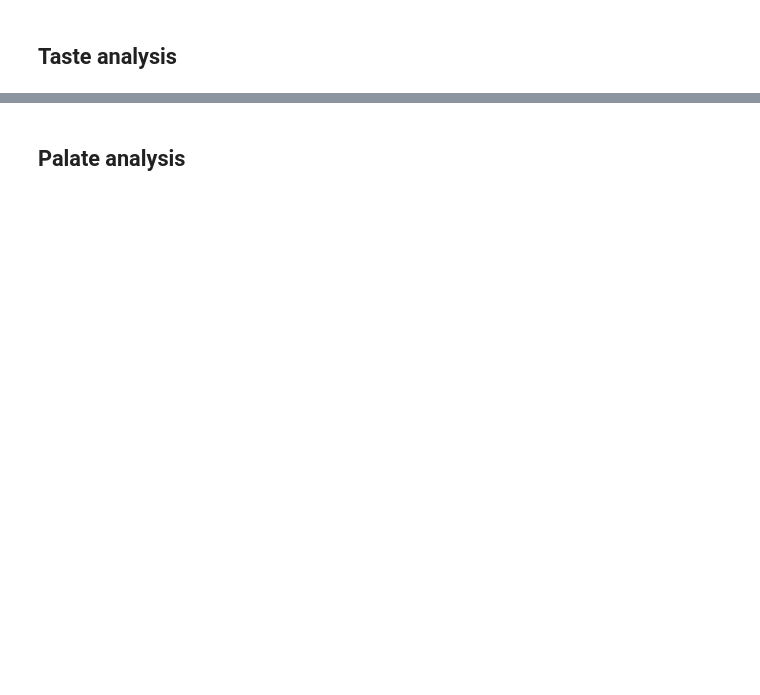
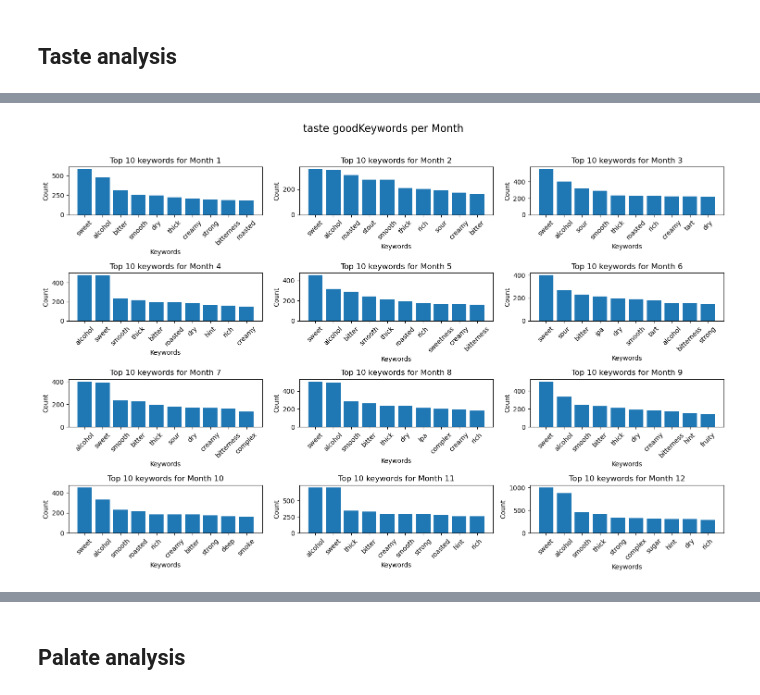
Before and after one commit to epfl-ada/ada-2023-project-datababes, a Jupyter notebook: eda_bad_and_good_keywords_tmp.ipynb, the cells around one changed output, grey strips where cells are left out. Cells and saved outputs as stored; diff of their text form; code cells hidden in the pictures; blank space fills up the shorter version.

```diff
--- a/eda_bad_and_good_keywords_tmp.ipynb
+++ b/eda_bad_and_good_keywords_tmp.ipynb
@@ -639,8 +695,11 @@ plt.show()
 # %%
 # for each month, find the top 10 keywords
 top_keywords_by_month_taste = {}
+bad_top_keywords_by_month_taste = {}
 for month in range(1, 13):
     top_keywords_by_month_taste[month] = find_top_keywords_by_month(good_ratings_combined_df, taste_terms, month, 'taste', 10)
+    bad_top_keywords_by_month_taste[month] = find_top_keywords_by_month(good_ratings_combined_df, taste_terms, month, 'taste', 10, bad=True)
+
     #print("Month", month)
     #print(top_keywords_by_month_taste[month])
     #print()
@@ -647,8 +724,4 @@ for month in range(1, 13):
-# %%
-# for each month, find the top 10 keywords
-top_keywords_by_month_taste = {}
-for month in range(1, 13):
-    top_keywords_by_month_taste[month] = find_top_keywords_by_month_traditional(good_ratings_combined_df, taste_terms, month, 'taste', 10)
-    #print("Month", month)
-    #print(top_keywords_by_month_taste[month])
-    #print()
+# %%
+plot_keywords(top_keywords_by_month_taste, 'taste')
+# %% [output]
+[figure, added]
```
Also changed, not shown: parts of 26 cells of this notebook.
